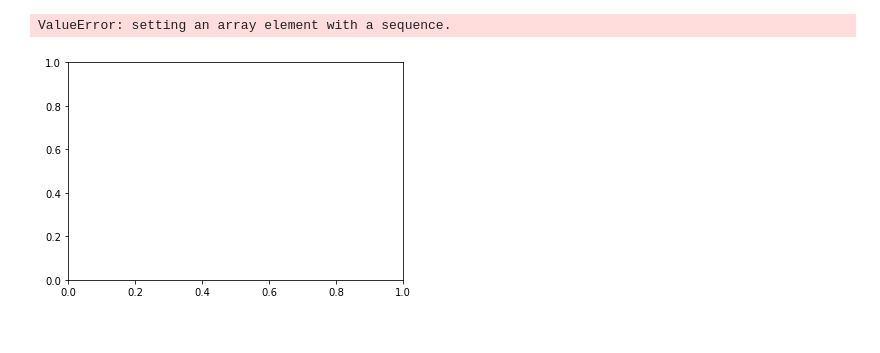
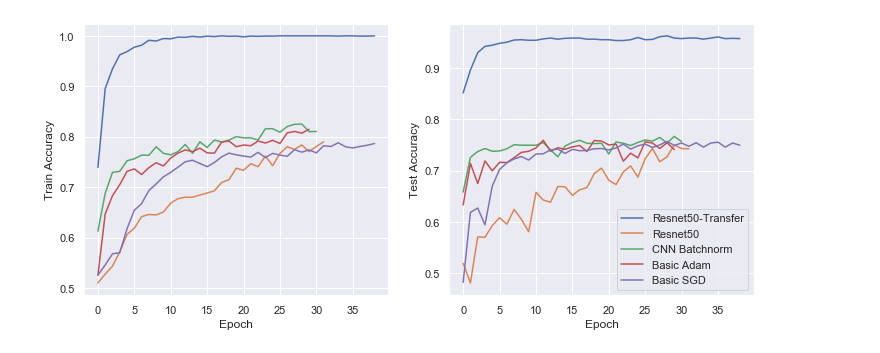
Before and after one commit to koldbrandt/literate-train-tuna, a Jupyter notebook: project11/notebooks/plots.ipynb, the cells around one changed output. Drawn from its saved outputs; the diff is of its cells as text; code cells hidden in the pictures.

```diff
--- a/project11/notebooks/plots.ipynb
+++ b/project11/notebooks/plots.ipynb
@@ -2,7 +2,12 @@
 import pandas as pd
 import numpy as np
 import matplotlib.pyplot as plt
+import seaborn as sns
+sns.set()
 # %%
 df_res_trans = pd.read_csv('../trainstats/Resnet50-transfer.csv', index_col=0)
 df_res = pd.read_csv('../trainstats/Resnet50-no-transfer.csv', index_col=0)
+df_cnn_batch = pd.read_csv('../trainstats/CNN_batch_norm.csv', index_col=0)
+df_basic_adam = pd.read_csv('../trainstats/Basic_adam.csv', index_col=0)
+df_basic_sgd = pd.read_csv('../trainstats/Basic_sgd.csv', index_col=0)
 # %%
@@ -45,10 +31,21 @@ df_res
-# %%
-# plot test acc
-plt.plot(df_res_trans['test_acc'], label ='Resnet50-Transfer' )
-plt.plot(df_res['test_acc'], label = 'Resnet50' )
-plt.ylabel('Accuracy')
-plt.xlabel('Epoch')
-plt.legend()
-# %% [output]
-ValueError: setting an array element with a sequence.
-[figure, removed]
+# %%
+# plot test acc
+fig, (ax1, ax2) = plt.subplots(1, 2, figsize=(12,5))
+ax1.plot(df_res_trans['train_acc'], label ='Resnet50-Transfer' )
+ax1.plot(df_res['train_acc'], label = 'Resnet50' )
+ax1.plot(df_cnn_batch['train_acc'] , label = 'CNN Batchnorm')
+ax1.plot(df_basic_adam['train_acc'] , label = 'Basic Adam')
+ax1.plot(df_basic_sgd['train_acc'] , label = 'Basic SGD')
+ax1.set_ylabel('Train Accuracy')
+ax1.set_xlabel('Epoch')
+ax2.plot(df_res_trans['test_acc'], label ='Resnet50-Transfer' )
+ax2.plot(df_res['test_acc'], label = 'Resnet50' )
+ax2.plot(df_cnn_batch['test_acc'] , label = 'CNN Batchnorm')
+ax2.plot(df_basic_adam['test_acc'] , label = 'Basic Adam')
+ax2.plot(df_basic_sgd['test_acc'] , label = 'Basic SGD')
+ax2.set_ylabel('Test Accuracy')
+ax2.set_xlabel('Epoch')
+plt.legend()
+plt.show()
+# %% [output]
+[figure, added]
```
Also changed, not shown: parts of 4 cells of this notebook, 6 other files.
